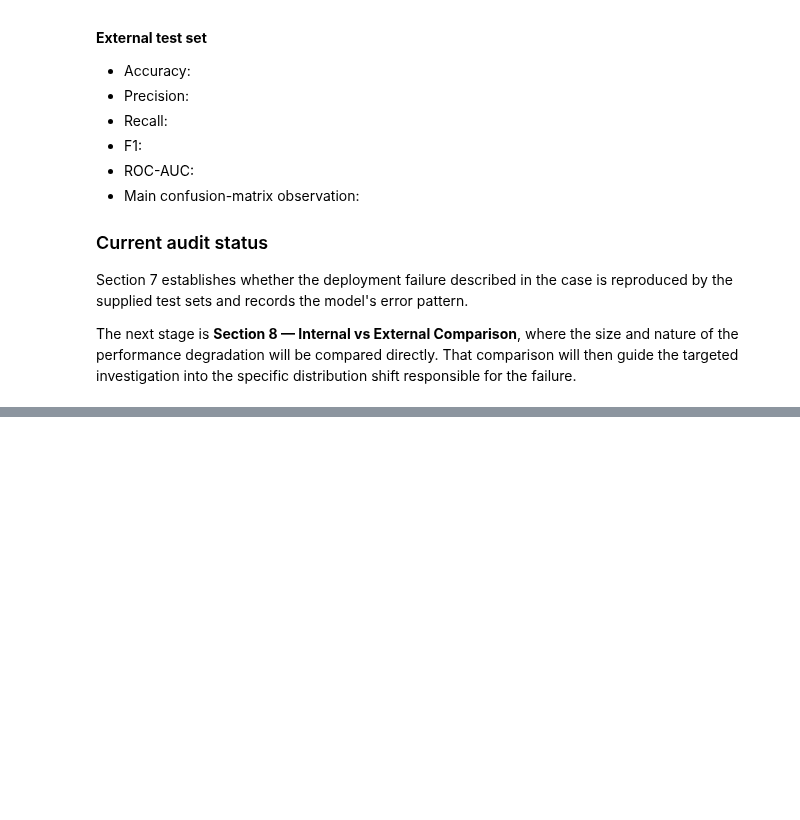
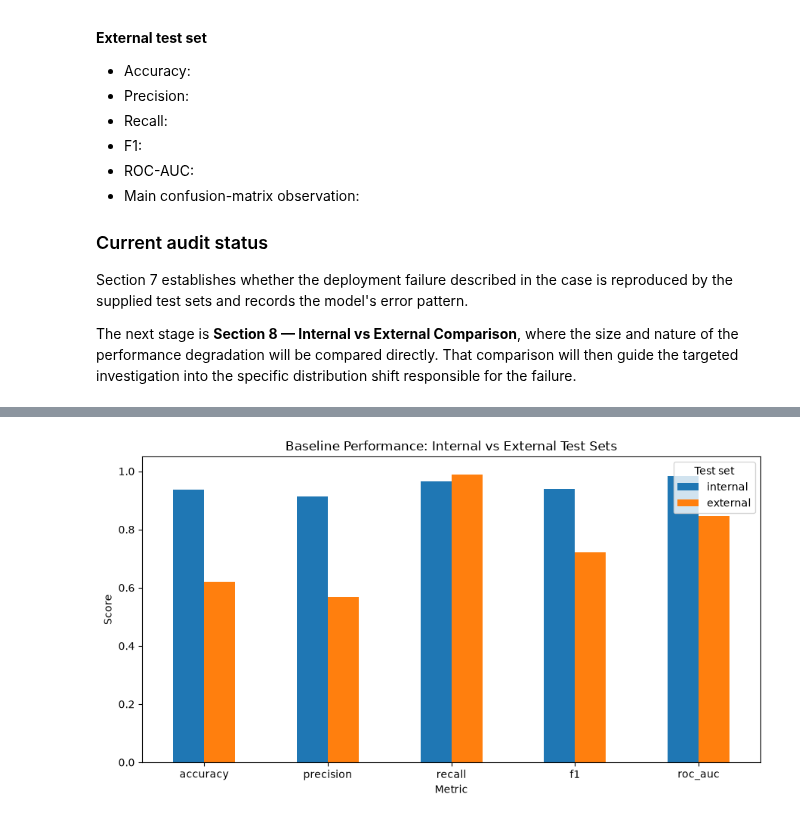
Before and after one commit to SamuelFleming/IFN680-S22026-Grp43, a Jupyter notebook: Assessment1/Project4/project4_code/case1.ipynb, the cells around one changed output, grey strips where cells are left out. Cells and saved outputs as stored; diff of their text form; code cells hidden in the pictures; blank space fills up the shorter version.

Commit message:
8. Comparison and 9. investigation

```diff
--- a/Assessment1/Project4/project4_code/case1.ipynb
+++ b/Assessment1/Project4/project4_code/case1.ipynb
@@ -796,0 +859,23 @@ The next stage is **Section 8 — Internal vs External Comparison**, where the s
+# %%
+# Visual comparison of the principal baseline metrics.
+metric_plot_data = (
+    performance_comparison
+    .set_index("metric")[["internal", "external"]]
+)
+
+ax = metric_plot_data.plot(
+    kind="bar",
+    figsize=(9, 5),
+)
+
+ax.set_title("Baseline Performance: Internal vs External Test Sets")
+ax.set_xlabel("Metric")
+ax.set_ylabel("Score")
+ax.set_ylim(0, 1.05)
+ax.tick_params(axis="x", rotation=0)
+ax.legend(title="Test set")
+
+plt.tight_layout()
+plt.show()
+# %% [output]
+[figure, added]
```
Also changed, not shown: parts of 23 cells of this notebook.
